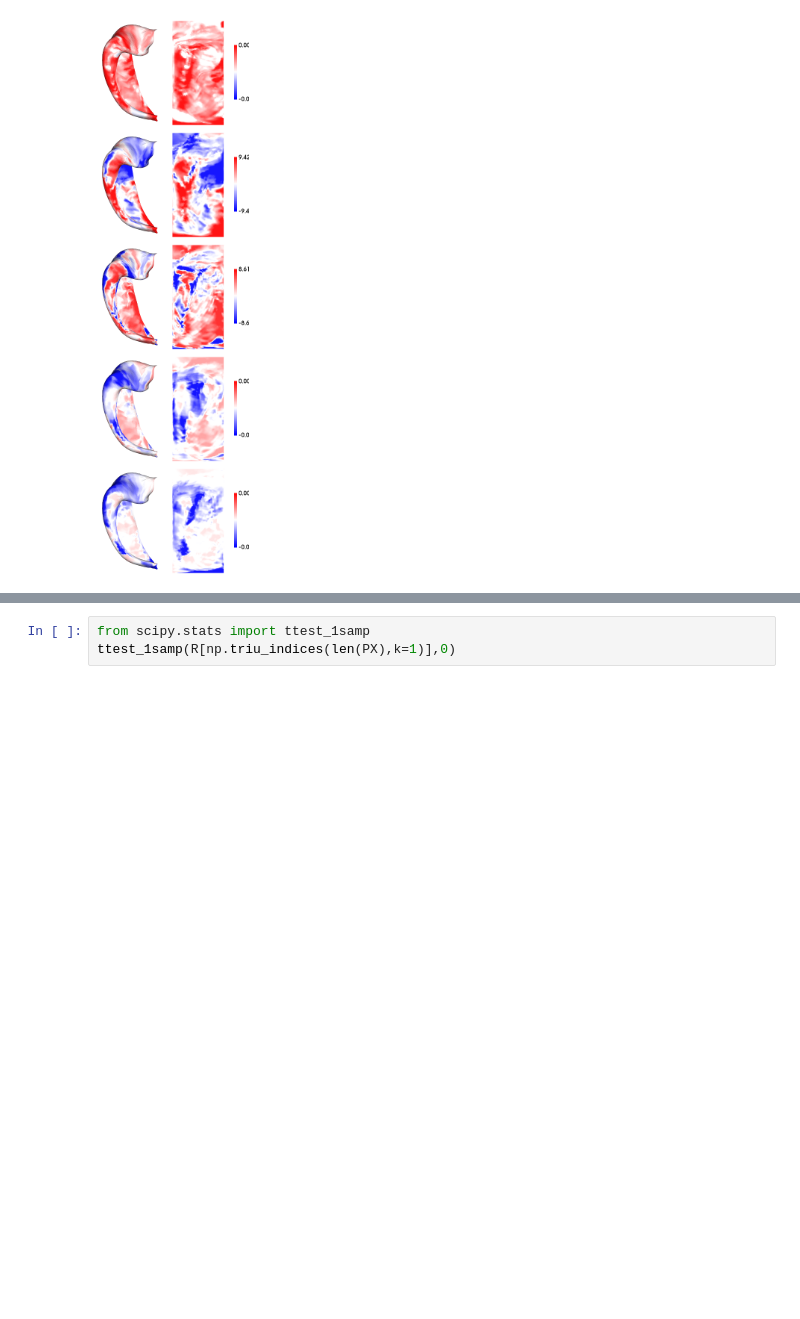
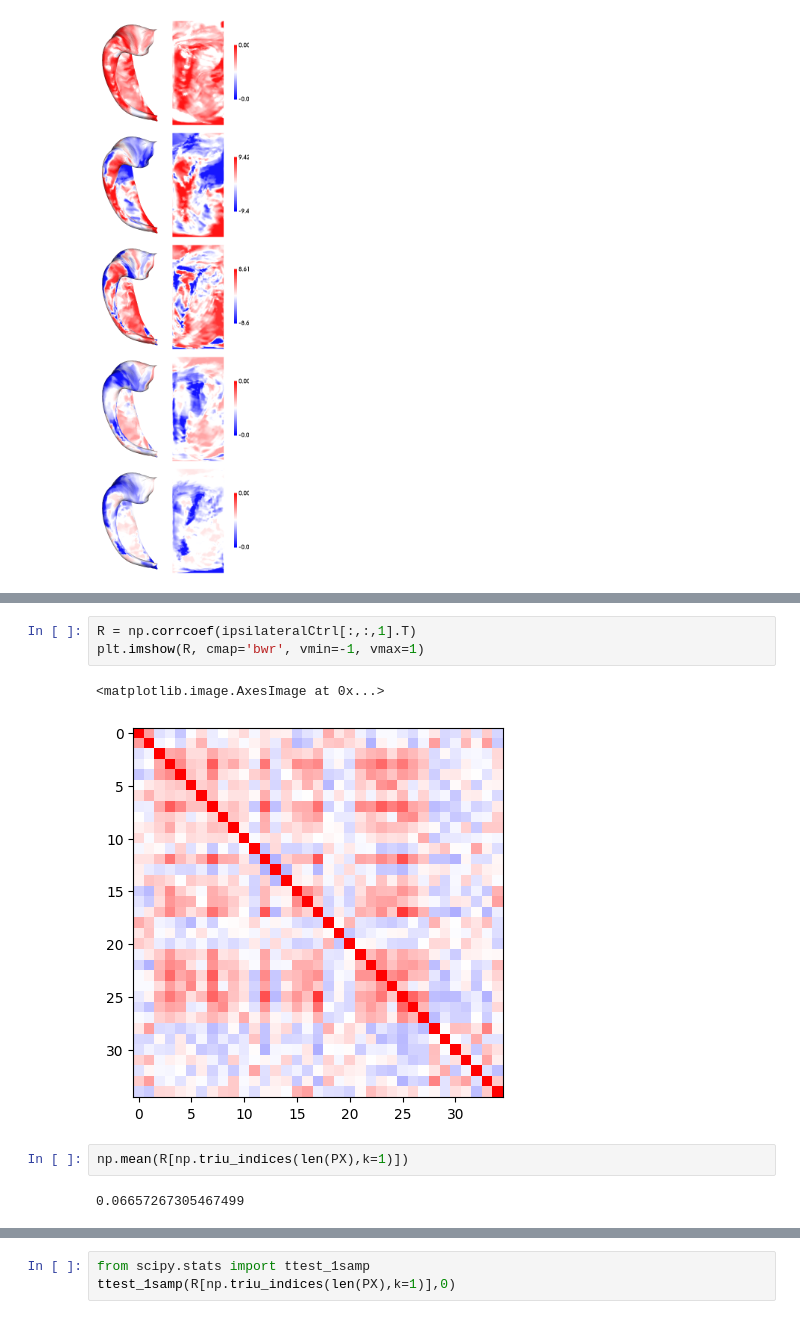
Before and after one commit to scowieson/HippocampalTLE, a Jupyter notebook: TLE-HC_volumetric.ipynb, the cells around one changed output, grey strips where cells are left out. Cells and saved outputs as stored; diff of their text form; blank space fills up the shorter version.

```diff
--- a/TLE-HC_volumetric.ipynb
+++ b/TLE-HC_volumetric.ipynb
@@ -203,0 +204,10 @@ np.mean(R[np.triu_indices(len(PX),k=1)])
+# %%
+R = np.corrcoef(ipsilateralCtrl[:,:,1].T)
+plt.imshow(R, cmap='bwr', vmin=-1, vmax=1)
+# %% [output]
+<matplotlib.image.AxesImage at 0x...>
+[figure, added]
+# %%
+np.mean(R[np.triu_indices(len(PX),k=1)])
+# %% [output]
+0.06657267305467499
```
Also changed, not shown: parts of 6 cells of this notebook, 2 other files.
